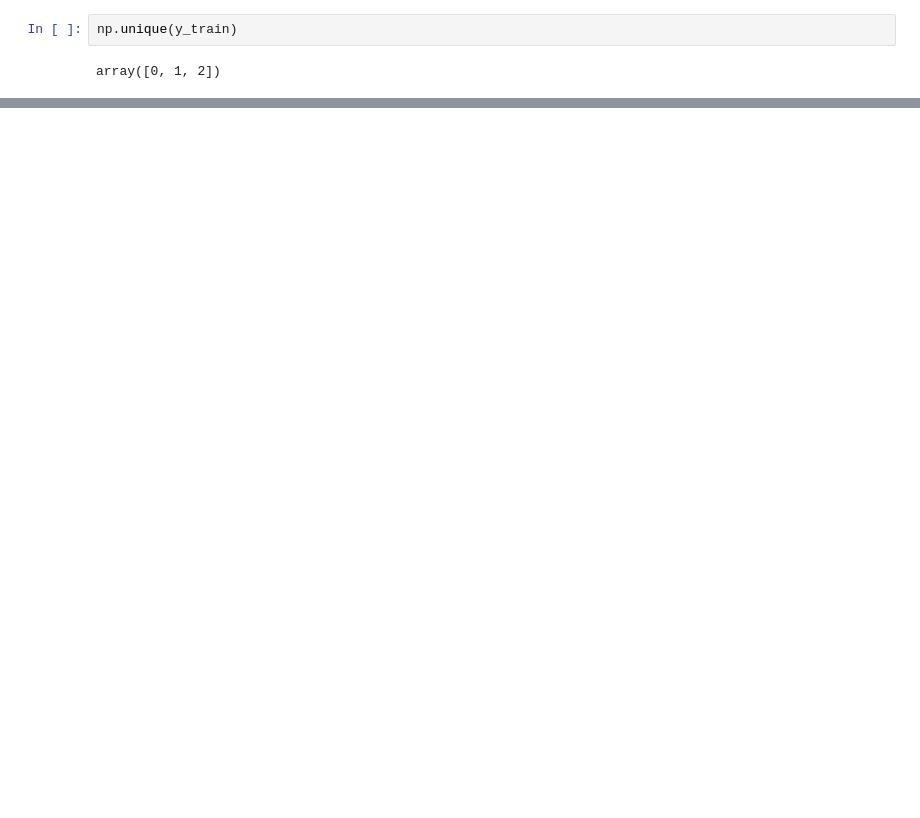
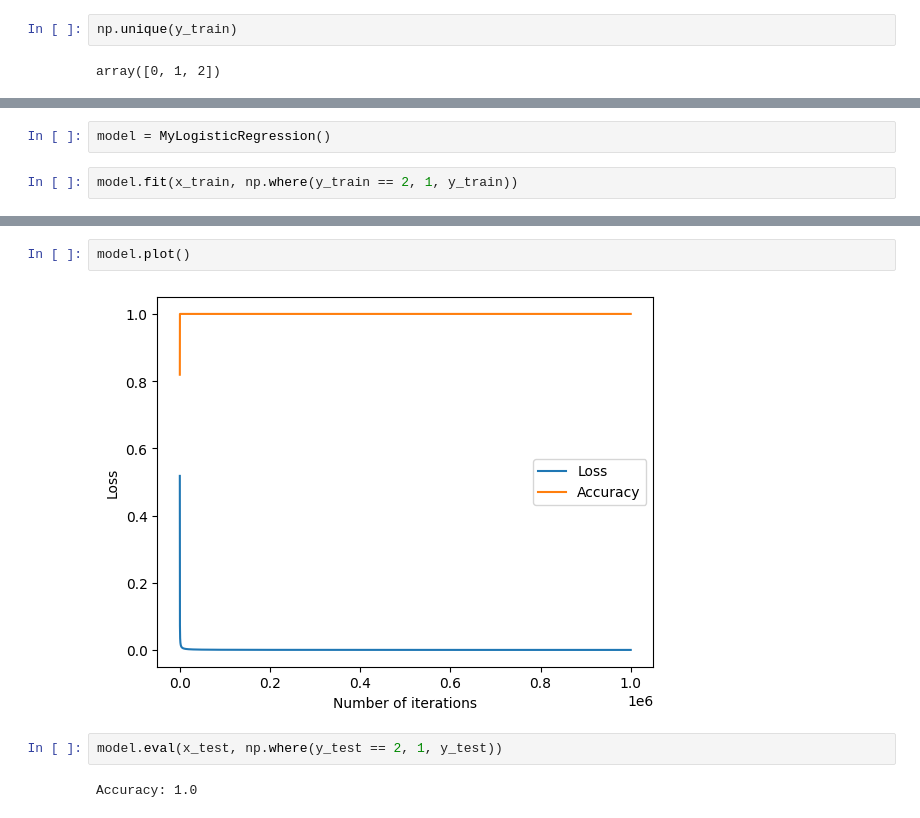
Before and after one commit to MH0386/logistic_regression, a Jupyter notebook: logistic_regression_with_iris.ipynb, the cells around one changed output, grey strips where cells are left out. Saved outputs shown, nothing was run; the diff lists cells and outputs as text; blank space fills up the shorter version.

Commit message:
Refactor logistic regression implementation and update README.md

```diff
--- a/logistic_regression_with_iris.ipynb
+++ b/logistic_regression_with_iris.ipynb
@@ -137,0 +181,4 @@ Accuracy: 0.24761904761904763
+# %%
+model = MyLogisticRegression()
+# %%
+model.fit(x_train, np.where(y_train == 2, 1, y_train))
@@ -137,0 +188,8 @@ Accuracy: 0.24761904761904763
+# %%
+model.plot()
+# %% [output]
+[figure, added]
+# %%
+model.eval(x_test, np.where(y_test == 2, 1, y_test))
+# %% [output]
+Accuracy: 1.0
```
Also changed, not shown: parts of 13 cells of this notebook.
